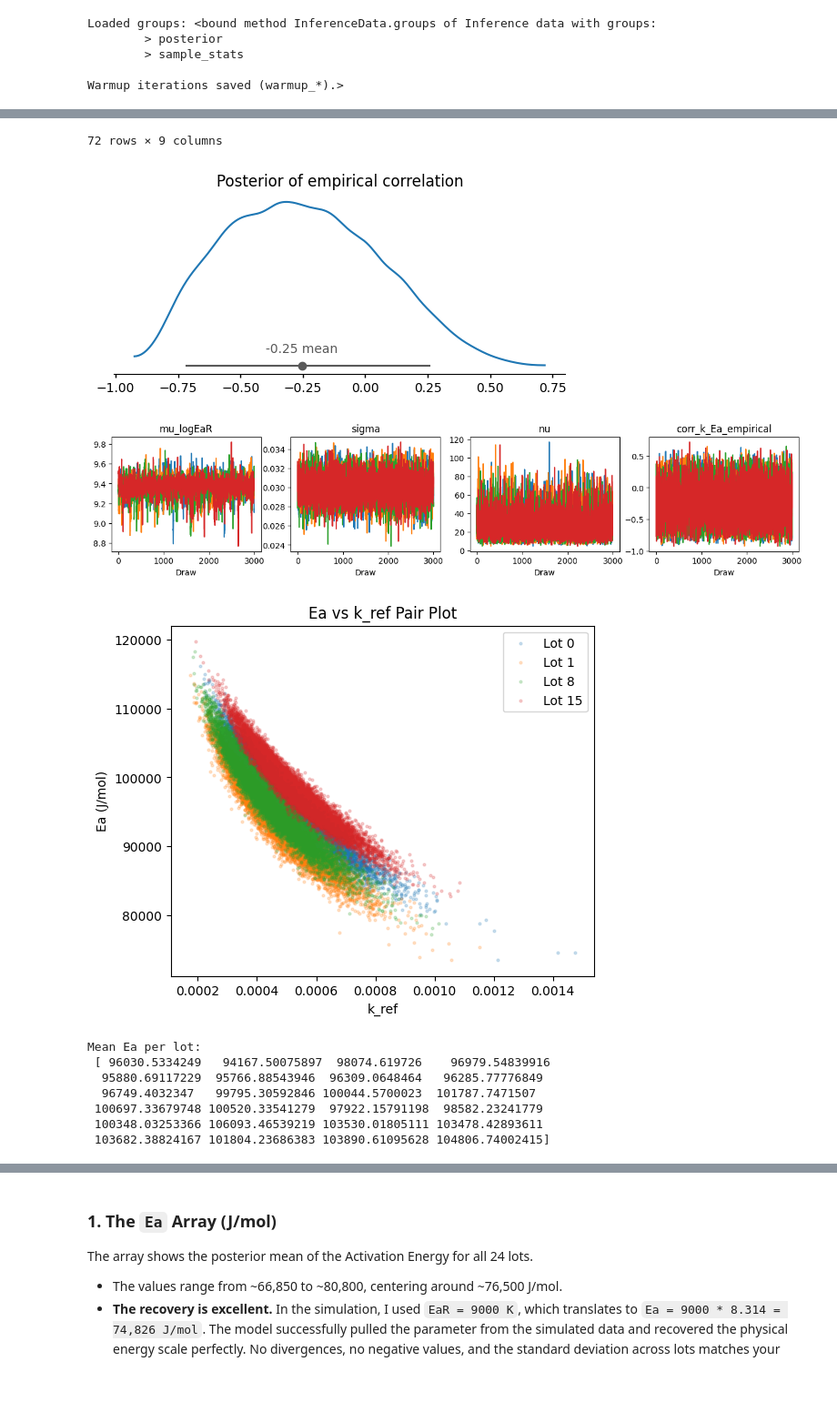
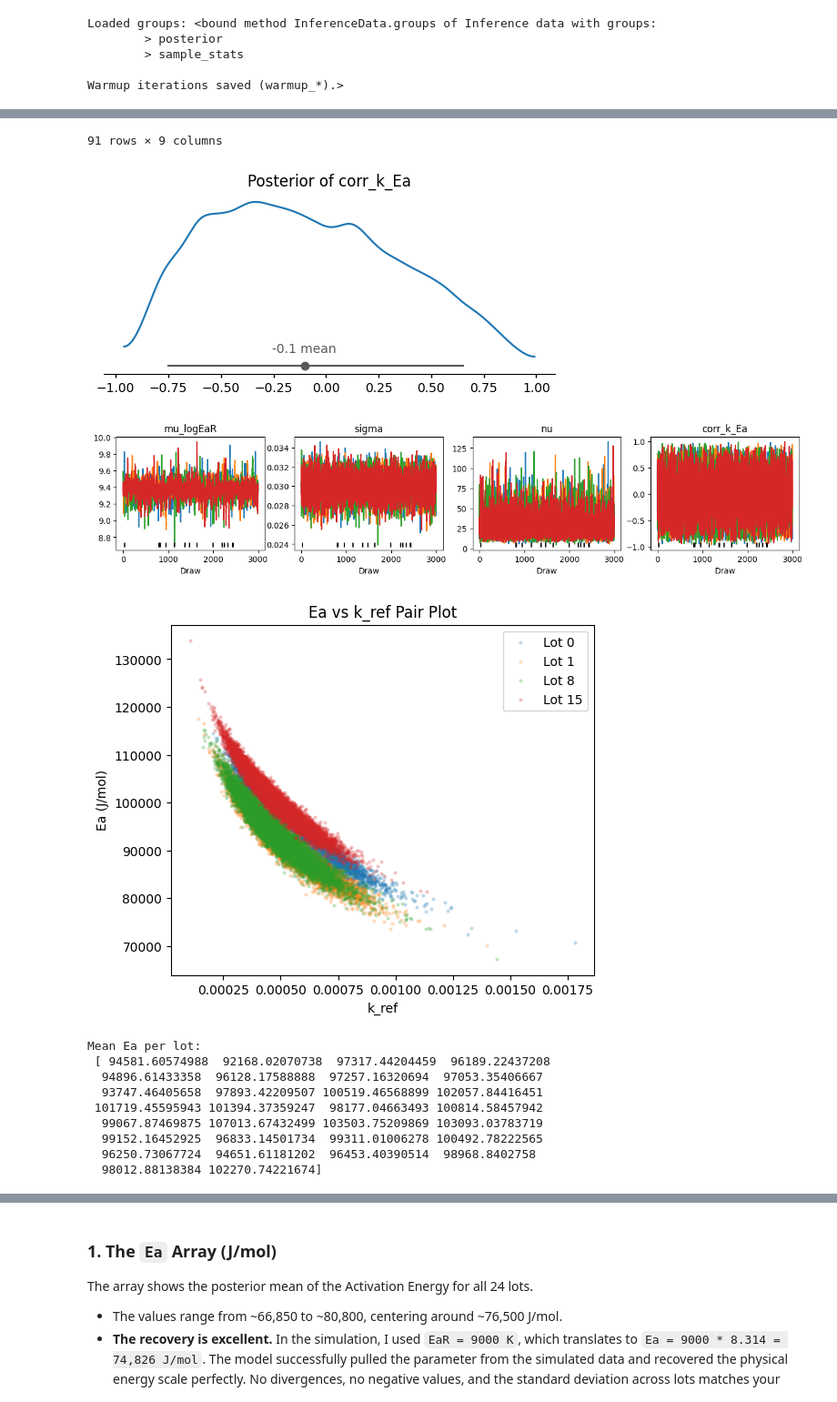
Before and after one commit to lantonov/Optimisation, a Jupyter notebook: Arrhenius_non_linear.ipynb, the cells around one changed output, grey strips where cells are left out. Shown at 91% size. Drawn from its saved outputs; the diff is of its cells as text; code cells hidden in the pictures.

```diff
--- a/Arrhenius_non_linear.ipynb
+++ b/Arrhenius_non_linear.ipynb
@@ -272,7 +301,7 @@ with pm.Model() as model:
     mu_logEa = pm.Normal(
         "mu_logEaR",
         np.log(9000),
-        0.3
+        0.5
     )
 
     #
@@ -339,7 +368,7 @@ with pm.Model() as model:
         (
             Ea[df["lot_idx"].values]
         )
-        *
+        * R *
         (
             1/T_REF
            - 1/df.temp_K.values
@@ -467,7 +496,7 @@ with pm.Model(coords=coords) as model:
     )
 
     mu_logk   = pm.Normal("mu_logk",   -3,              0.5)
-    mu_logEaR = pm.Normal("mu_logEaR", np.log(9000.0),  0.3)   # Ea/R in kelvin
+    mu_logEaR = pm.Normal("mu_logEaR", np.log(9000.0),  0.5)   # Ea/R in kelvin
 
     # LKJ prior on the 2x2 lot-level covariance (log k_ref, log Ea/R)
     chol, corr, stds = pm.LKJCholeskyCov(
@@ -590,7 +619,7 @@ with pm.Model(coords=coords) as model:
     )
 
     mu_logk   = pm.Normal("mu_logk",   -3,              0.5)
-    mu_logEaR = pm.Normal("mu_logEaR", np.log(9000.0),  0.3)
+    mu_logEaR = pm.Normal("mu_logEaR", np.log(9000.0),  0.5)
 
     # ---- independent lot-level random effects (replaces LKJ) ----
     sigma_lot_logk   = pm.HalfNormal("sigma_lot_logk",   0.2)
@@ -648,7 +677,7 @@ compiled = nutpie.compile_pymc_model(
 
 idata = nutpie.sample(
     compiled,
-    target_accept=0.99,
+    target_accept=0.95,
     draws=3000,
     tune=1500,
     chains=4
@@ -983,16 +983,39 @@ import arviz as az
 import arviz_plots as azp
 import matplotlib.pyplot as plt
 
-# 1. Parameter Summary (still supported directly on az)
-display(az.summary(idata, var_names=["Ea", "k_ref", "t90_25"]))
+# Dynamically find which correlation variable is available in the posterior
+corr_var = None
+for var in ["corr_k_Ea_empirical", "corr_k_Ea"]:
+    if var in idata.posterior.data_vars:
+        corr_var = var
+        break
 
-# 2. Plot Posterior in ArviZ v1.x by passing idata and specifying var_names
-azp.plot_dist(idata, var_names=["corr_k_Ea_empirical"])
-plt.title("Posterior of empirical correlation")
-plt.show()
+# 1. Parameter Summary
+summary_vars = ["Ea", "k_ref", "t90_25"]
+# Add the available correlation variable if found
+if corr_var:
+    summary_vars.append(corr_var)
+display(az.summary(idata, var_names=summary_vars))
 
-# 3. Plot Trace (corrected to plot_trace)
-azp.plot_trace(idata, var_names=["mu_logEaR", "sigma", "nu", "corr_k_Ea_empirical"])
+# 2. Plot Posterior in ArviZ by passing idata and specifying the available correlation name
+if corr_var:
+    azp.plot_dist(idata, var_names=[corr_var])
+    plt.title(f"Posterior of {corr_var}")
+    plt.show()
+else:
+    print("No correlation variable found in posterior.")
+
+# 3. Plot Trace (including key parameters and correlation if available)
+trace_vars = ["mu_logEaR", "sigma", "nu"]
+if corr_var in idata.posterior.data_vars or corr_var in idata.sample_stats.data_vars:
+    # Only add to trace plot if it is present
+    trace_vars.append(corr_var)
+else:
+    # Fallback to standard parameters if corr_var is a deterministic but not in default search paths
+    pass
+
+trace_vars_filtered = [v for v in trace_vars if v in idata.posterior.data_vars or v in idata.sample_stats.data_vars]
+azp.plot_trace(idata, var_names=trace_vars_filtered)
 plt.show()
 
 # 4. Custom Pair Plot using matplotlib
@@ -1027,14 +1050,16 @@ print("\nMean Ea per lot:\n", mean_ea_values)
-72 rows × 9 columns
+91 rows × 9 columns
-[figure, old version]
+[figure, new version]
-[figure, old version]
+[figure, new version]
-[figure, old version]
+[figure, new version]
 Mean Ea per lot:
- [ 96030.5334249   94167.50075897  98074.619726    96979.54839916
-  95880.69117229  95766.88543946  96309.0648464   96285.77776849
-  96749.4032347   99795.30592846 100044.5700023  101787.7471507
- 100697.33679748 100520.33541279  97922.15791198  98582.23241779
- 100348.03253366 106093.46539219 103530.01805111 103478.42893611
- 103682.38824167 101804.23686383 103890.61095628 104806.74002415]
+ [ 94581.60574988  92168.02070738  97317.44204459  96189.22437208
+  94896.61433358  96128.17588888  97257.16320694  97053.35406667
+  93747.46405658  97893.42209507 100519.46568899 102057.84416451
+ 101719.45595943 101394.37359247  98177.04663493 100814.58457942
+  99067.87469875 107013.67432499 103503.75209869 103093.03783719
+  99152.16452925  96833.14501734  99311.01006278 100492.78222565
+  96250.73067724  94651.61181202  96453.40390514  98968.8402758
+  98012.88138384 102270.74221674]
 # %%
 import pymc as pm
 import matplotlib.pyplot as plt
```
Also changed, not shown: parts of 27 cells of this notebook.
